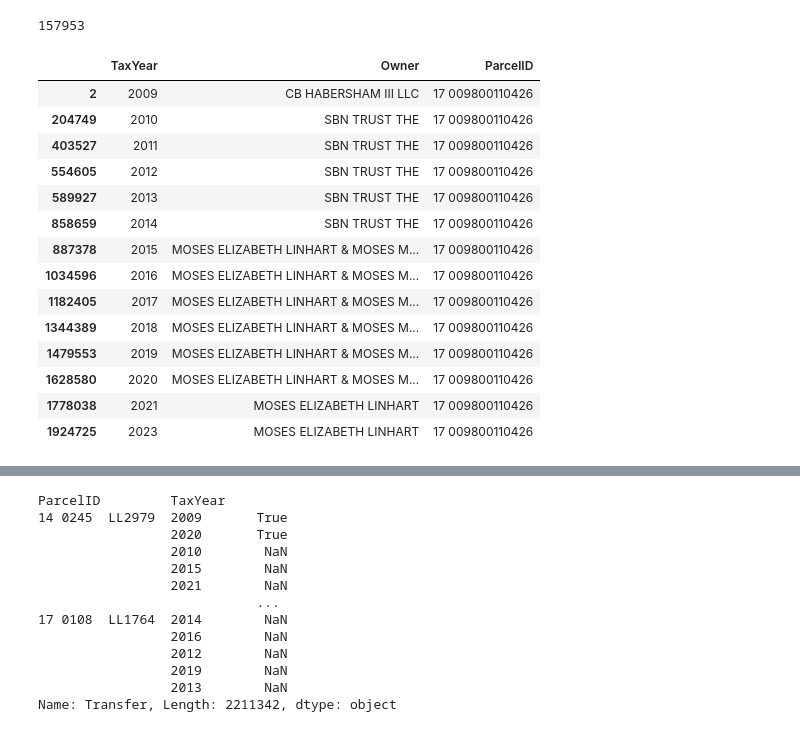
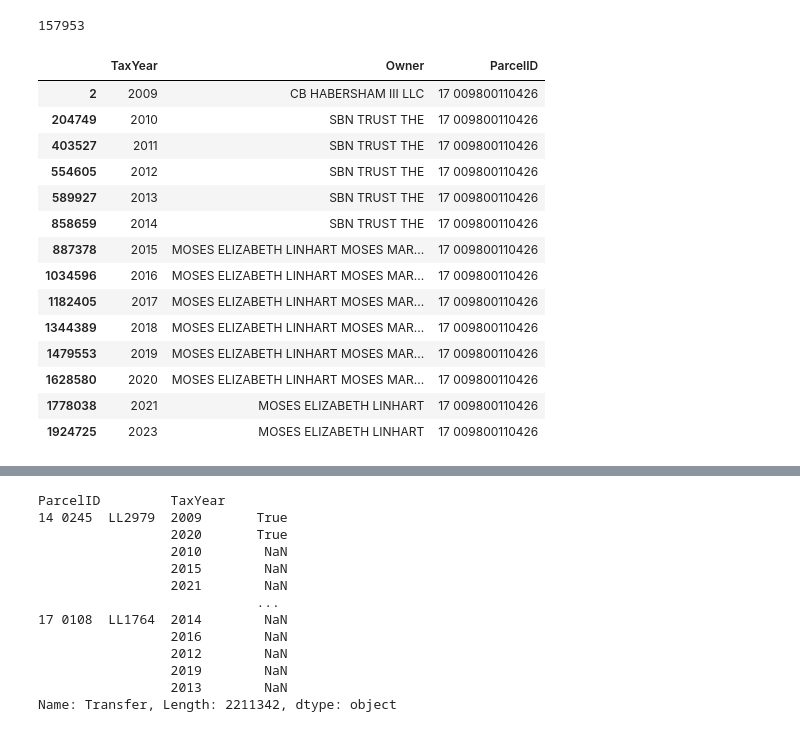
Before and after one commit to IsabelsRepo/IsabelsRepo, a Jupyter notebook: Data-Science/Atlanta-Property/AtlantaPropertySales.ipynb, the cells around one changed output, grey strips where cells are left out. Saved outputs shown, nothing was run; the diff lists cells and outputs as text; code cells hidden in the pictures.

```diff
--- a/Data-Science/Atlanta-Property/AtlantaPropertySales.ipynb
+++ b/Data-Science/Atlanta-Property/AtlantaPropertySales.ipynb
@@ -44,25 +45,25 @@ len(parcels)
 157953
 # %%
 test = atlanta_df[['TaxYear', 'Owner', 'ParcelID']].copy()#.set_index('ParcelID', drop=False)
-test['Owner'] = test['Owner'].str.strip()
+test['Owner'] = test['Owner'].str.strip().str.replace(r'[^\w\s]',"", regex=True)
 id = test.iloc[2]['ParcelID']
 # need to find a scalable way to do this. Needs to be a copy to avoid SetWithCopy / bad practices.
 test_sale = test[test['ParcelID']==id].copy()
 
 test_sale
 # %% [output]
 |  | TaxYear | Owner | ParcelID |
 | 2 | 2009 | CB HABERSHAM III LLC | 17 009800110426 |
 | 204749 | 2010 | SBN TRUST THE | 17 009800110426 |
 | 403527 | 2011 | SBN TRUST THE | 17 009800110426 |
 | 554605 | 2012 | SBN TRUST THE | 17 009800110426 |
 | 589927 | 2013 | SBN TRUST THE | 17 009800110426 |
 | 858659 | 2014 | SBN TRUST THE | 17 009800110426 |
-| 887378 | 2015 | MOSES ELIZABETH LINHART & MOSES M... | 17 009800110426 |
-| 1034596 | 2016 | MOSES ELIZABETH LINHART & MOSES M... | 17 009800110426 |
-| 1182405 | 2017 | MOSES ELIZABETH LINHART & MOSES M... | 17 009800110426 |
-| 1344389 | 2018 | MOSES ELIZABETH LINHART & MOSES M... | 17 009800110426 |
-| 1479553 | 2019 | MOSES ELIZABETH LINHART & MOSES M... | 17 009800110426 |
-| 1628580 | 2020 | MOSES ELIZABETH LINHART & MOSES M... | 17 009800110426 |
+| 887378 | 2015 | MOSES ELIZABETH LINHART MOSES MAR... | 17 009800110426 |
+| 1034596 | 2016 | MOSES ELIZABETH LINHART MOSES MAR... | 17 009800110426 |
+| 1182405 | 2017 | MOSES ELIZABETH LINHART MOSES MAR... | 17 009800110426 |
+| 1344389 | 2018 | MOSES ELIZABETH LINHART MOSES MAR... | 17 009800110426 |
+| 1479553 | 2019 | MOSES ELIZABETH LINHART MOSES MAR... | 17 009800110426 |
+| 1628580 | 2020 | MOSES ELIZABETH LINHART MOSES MAR... | 17 009800110426 |
 | 1778038 | 2021 | MOSES ELIZABETH LINHART | 17 009800110426 |
 | 1924725 | 2023 | MOSES ELIZABETH LINHART | 17 009800110426 |
```
Also changed, not shown: parts of 9 cells of this notebook.
